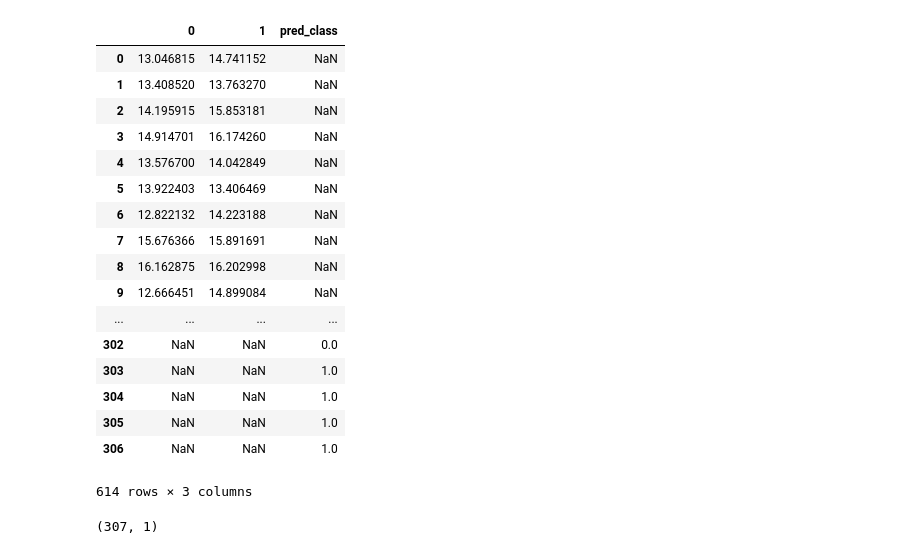
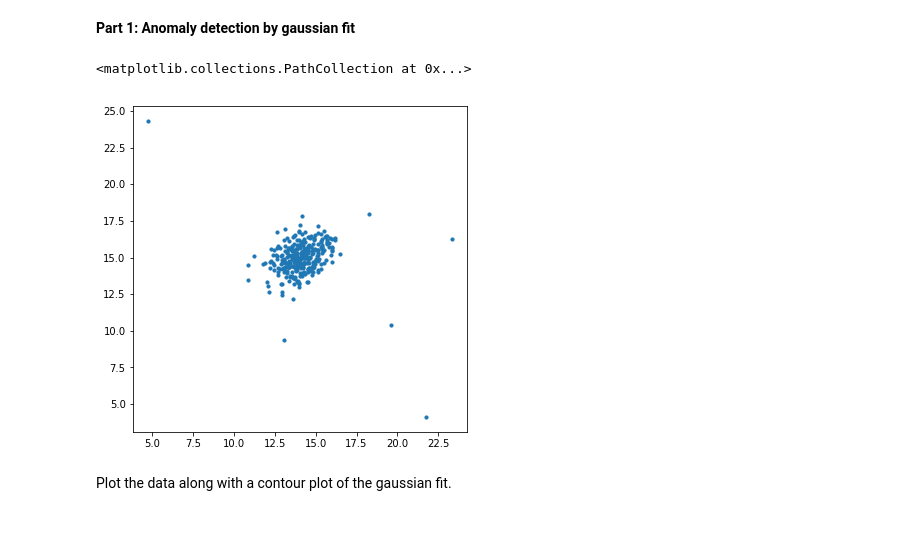
Before and after one commit to davidjbauer/andrew-ng-ML, a Jupyter notebook: ex8.ipynb, the cells around one changed output. Cells and saved outputs as stored; diff of their text form; code cells hidden in the pictures; blank space fills up the shorter version.

```diff
--- a/ex8.ipynb
+++ b/ex8.ipynb
@@ -81,25 +0,0 @@ x_test.join(y_pred, how='outer')
-# %%
-pd.concat([x_test, y_pred])
-# %% [output]
-|  | 0 | 1 | pred_class |
-| 0 | 13.046815 | 14.741152 | NaN |
-| 1 | 13.408520 | 13.763270 | NaN |
-| 2 | 14.195915 | 15.853181 | NaN |
-| 3 | 14.914701 | 16.174260 | NaN |
-| 4 | 13.576700 | 14.042849 | NaN |
-| 5 | 13.922403 | 13.406469 | NaN |
-| 6 | 12.822132 | 14.223188 | NaN |
-| 7 | 15.676366 | 15.891691 | NaN |
-| 8 | 16.162875 | 16.202998 | NaN |
-| 9 | 12.666451 | 14.899084 | NaN |
-| ... | ... | ... | ... |
-| 302 | NaN | NaN | 0.0 |
-| 303 | NaN | NaN | 1.0 |
-| 304 | NaN | NaN | 1.0 |
-| 305 | NaN | NaN | 1.0 |
-| 306 | NaN | NaN | 1.0 |
-614 rows × 3 columns
-# %%
-y_pred.shape
-# %% [output]
-(307, 1)
@@ -105,0 +12,14 @@ y_pred.shape
+# %% [markdown]
+____Part 1: Anomaly detection by gaussian fit____
+# %%
+ex8data1 = scipy.io.loadmat("ex8data1.mat")
+ex8data2 = scipy.io.loadmat("ex8data2.mat")
+X1 = ex8data1['X']
+X1_val = ex8data1['Xval']
+y1_val = ex8data1['yval']
+# %%
+plt.figure(figsize=(6, 6))
+plt.scatter(X1.transpose()[0], X1.transpose()[1], s=10)
+# %% [output]
+<matplotlib.collections.PathCollection at 0x...>
+[figure, added]
@@ -105,0 +30,2 @@ y_pred.shape
+# %% [markdown]
+Plot the data along with a contour plot of the gaussian fit.
```
Also changed, not shown: parts of 31 cells of this notebook, 2 other files.
